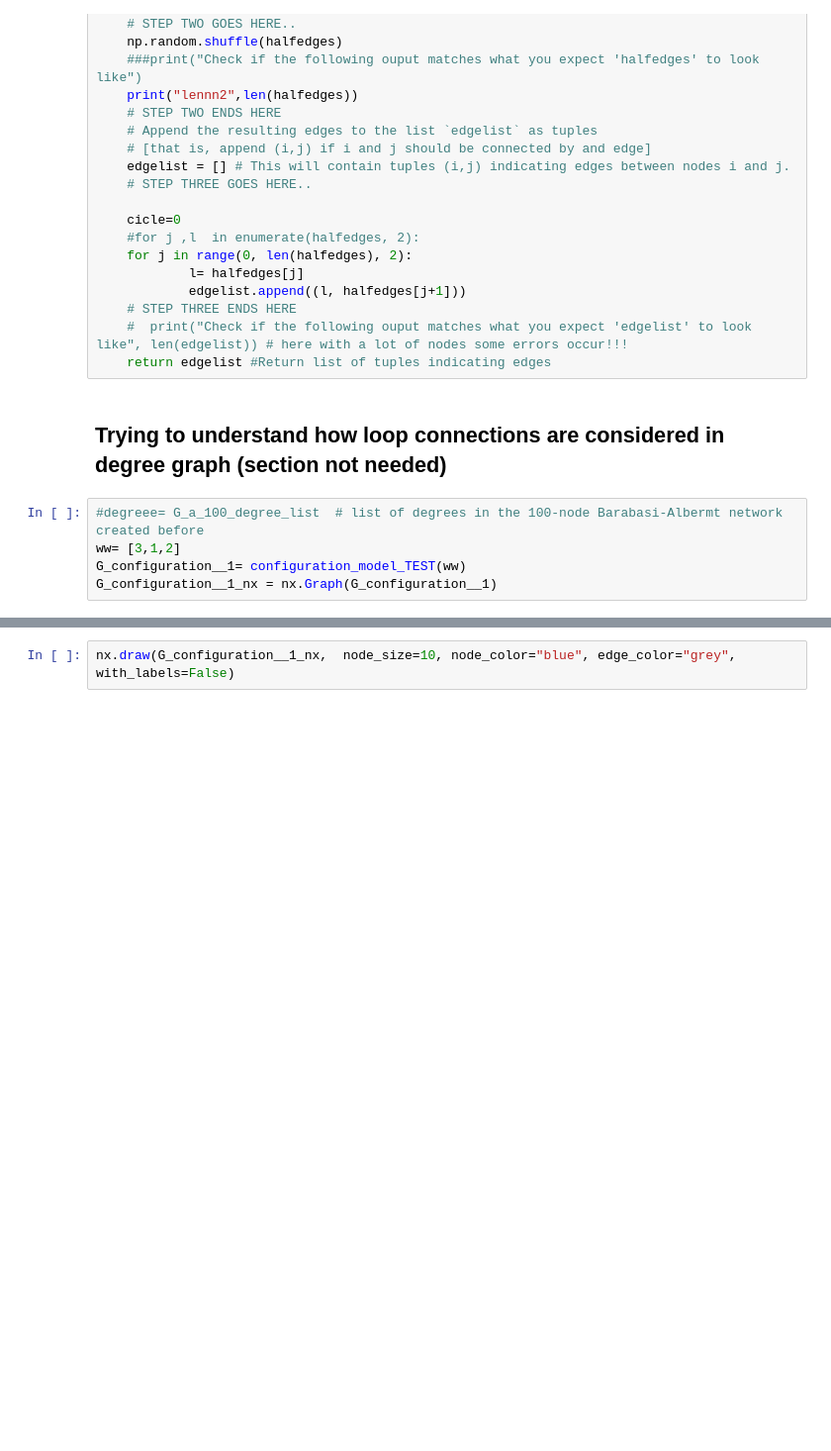
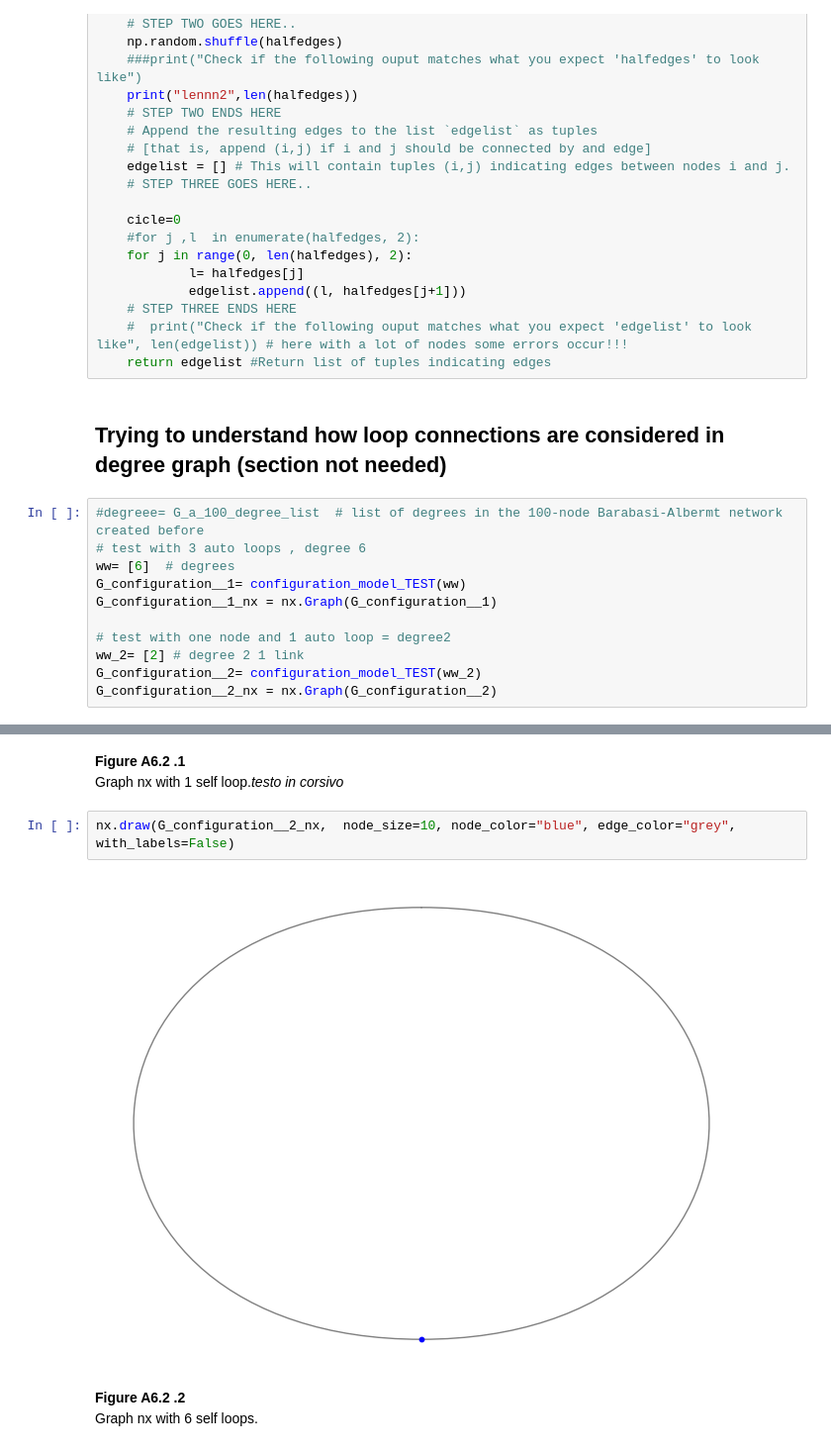
Before and after one commit to Davide011/Social_Graph, a Jupyter notebook: Assignment1_colab.ipynb, the cells around one changed output, grey strips where cells are left out. Shown at 99% size. Cells and saved outputs as stored; diff of their text form; blank space fills up the shorter version.

```diff
--- a/Assignment1_colab.ipynb
+++ b/Assignment1_colab.ipynb
@@ -879,6 +899,12 @@ def configuration_model_TEST (degrees) :
 ## Trying to understand how loop connections are considered in degree graph (section not needed)
 # %%
 #degreee= G_a_100_degree_list  # list of degrees in the 100-node Barabasi-Albermt network created before
-ww= [3,1,2]
+# test with 3 auto loops , degree 6
+ww= [6]  # degrees
 G_configuration__1= configuration_model_TEST(ww)
 G_configuration__1_nx = nx.Graph(G_configuration__1)
+
+# test with one node and 1 auto loop = degree2
+ww_2= [2] # degree 2 1 link
+G_configuration__2= configuration_model_TEST(ww_2)
+G_configuration__2_nx = nx.Graph(G_configuration__2)
@@ -885,2 +925,10 @@ G_configuration__1_nx = nx.Graph(G_configuration__1)
+# %% [markdown]
+**Figure A6.2 .1**  <br>
+Graph nx with 1 self loop.*testo in corsivo*
 # %%
-nx.draw(G_configuration__1_nx,  node_size=10, node_color="blue", edge_color="grey", with_labels=False)
+nx.draw(G_configuration__2_nx,  node_size=10, node_color="blue", edge_color="grey", with_labels=False)
+# %% [output]
+[figure, added]
+# %% [markdown]
+**Figure A6.2 .2**  <br>
+Graph nx with 6 self loops.
```
Also changed, not shown: parts of 40 cells of this notebook.
